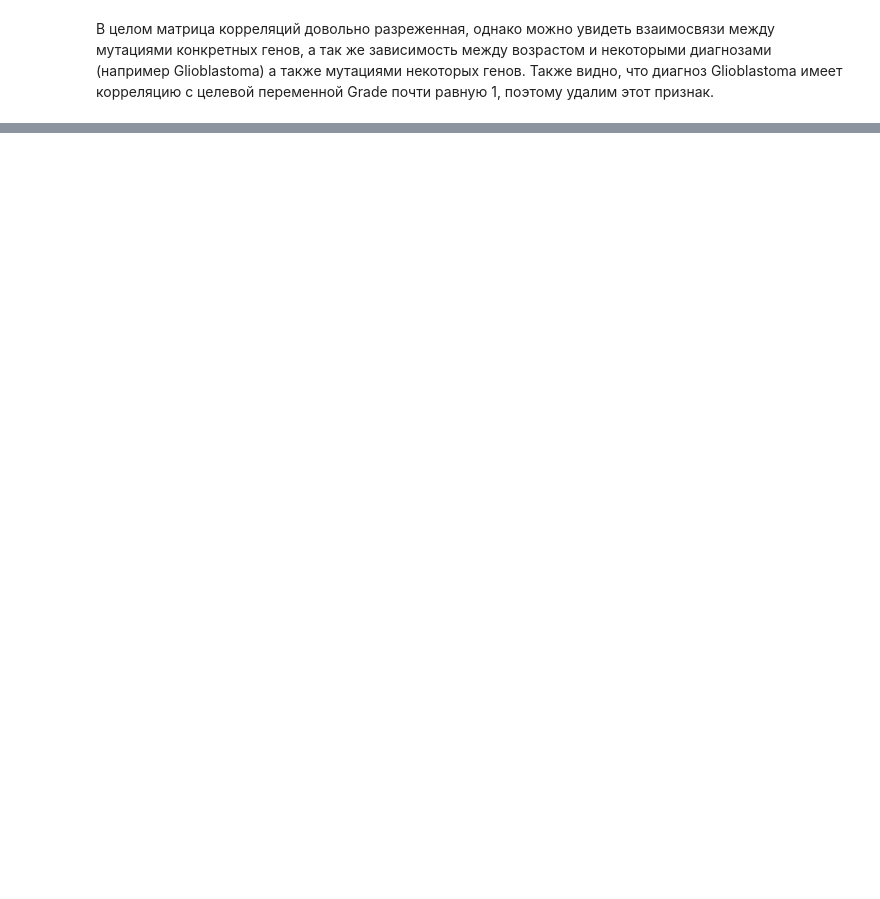
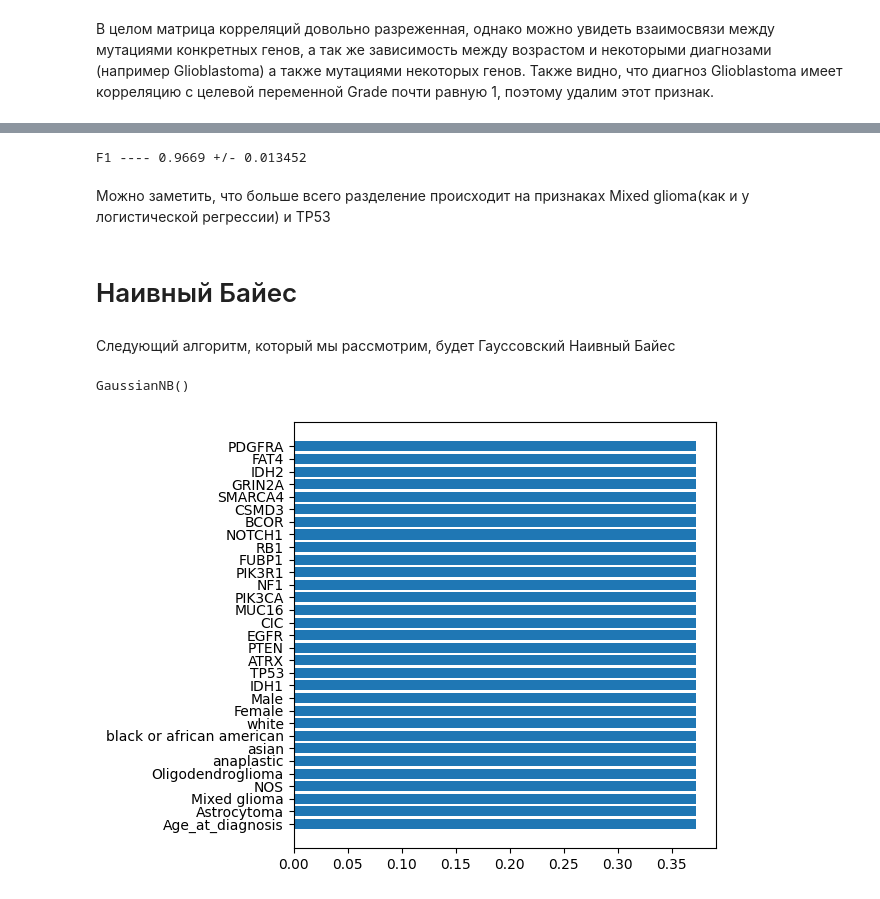
Before and after one commit to a13xbb/ml-labs-mag, a Jupyter notebook: lab1/eda.ipynb, the cells around one changed output, grey strips where cells are left out. Cells and saved outputs as stored; diff of their text form; code cells hidden in the pictures; blank space fills up the shorter version.

```diff
--- a/lab1/eda.ipynb
+++ b/lab1/eda.ipynb
@@ -162,0 +243,4 @@ X_test = X_test.drop(columns=['Glioblastoma'])
+# %%
+des_tree = DecisionTreeClassifier()
+des_tree.fit(X_train, y_train)
+des_tree
@@ -162,0 +257,27 @@ X_test = X_test.drop(columns=['Glioblastoma'])
+# %%
+cross_val_res = cross_val_score(des_tree, X_train, y_train, cv=2, scoring="f1")
+cross_val_mean = np.mean(cross_val_res)
+cross_val_std = np.std(cross_val_res)
+
+print(f"F1 ---- {cross_val_mean:.4f} +/- {cross_val_std:.6f}")
+# %% [output]
+F1 ---- 0.9669 +/- 0.013452
+# %% [markdown]
+Можно заметить, что больше всего разделение происходит на признаках Mixed glioma(как и у логистической регрессии) и TP53
+# %% [markdown]
+# Наивный Байес
+# %% [markdown]
+Следующий алгоритм, который мы рассмотрим, будет Гауссовский Наивный Байес
+# %%
+gnb = GaussianNB()
+gnb.fit(X_train, y_train)
+gnb
+# %% [output]
+GaussianNB()
+# %%
+plt.barh(np.arange(31), np.abs(gnb.theta_[0, 1]))
+plt.yticks(np.arange(31), X_train.columns)
+plt.tight_layout()
+plt.show()
+# %% [output]
+[figure, added]
```
Also changed, not shown: parts of 33 cells of this notebook.
